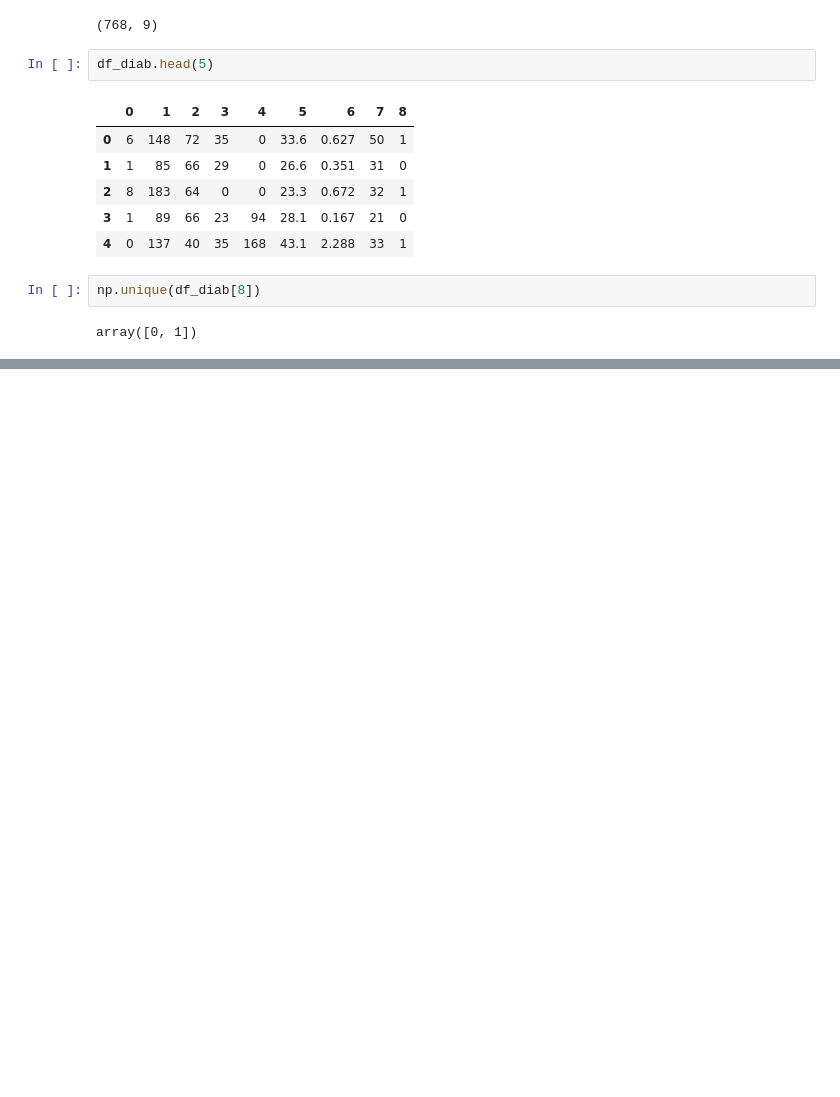
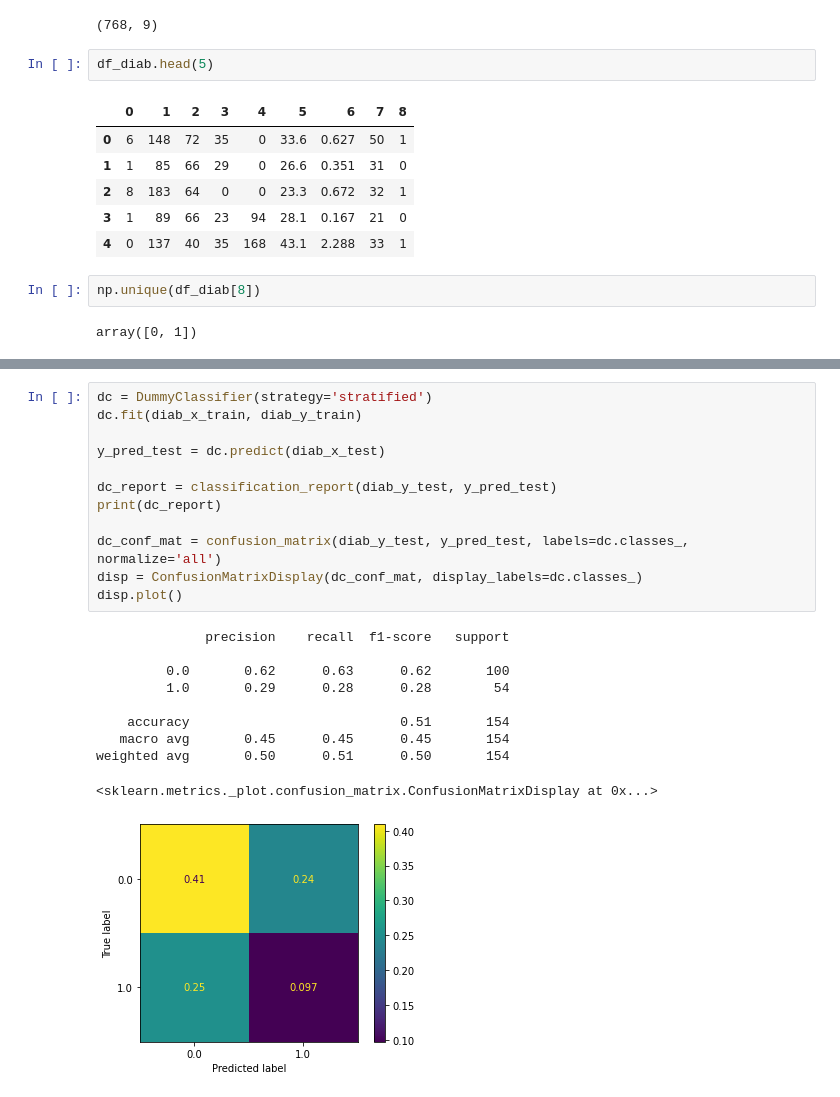
Before and after one commit to dmachlanski/ncrm-causality-2021, a Jupyter notebook: Day_1_Intro_to_ML.ipynb, the cells around one changed output, grey strips where cells are left out. Saved outputs shown, nothing was run; the diff lists cells and outputs as text; blank space fills up the shorter version.

Commit message:
Completed classification section; added optional NN part.

```diff
--- a/Day_1_Intro_to_ML.ipynb
+++ b/Day_1_Intro_to_ML.ipynb
@@ -140,0 +184,23 @@ array([0, 1])
+# %%
+dc = DummyClassifier(strategy='stratified')
+dc.fit(diab_x_train, diab_y_train)
+
+y_pred_test = dc.predict(diab_x_test)
+
+dc_report = classification_report(diab_y_test, y_pred_test)
+print(dc_report)
+
+dc_conf_mat = confusion_matrix(diab_y_test, y_pred_test, labels=dc.classes_, normalize='all')
+disp = ConfusionMatrixDisplay(dc_conf_mat, display_labels=dc.classes_)
+disp.plot()
+# %% [output]
+              precision    recall  f1-score   support
+
+         0.0       0.62      0.63      0.62       100
+         1.0       0.29      0.28      0.28        54
+
+    accuracy                           0.51       154
+   macro avg       0.45      0.45      0.45       154
+weighted avg       0.50      0.51      0.50       154
+<sklearn.metrics._plot.confusion_matrix.ConfusionMatrixDisplay at 0x...>
+[figure, added]
```
Also changed, not shown: parts of 20 cells of this notebook.
